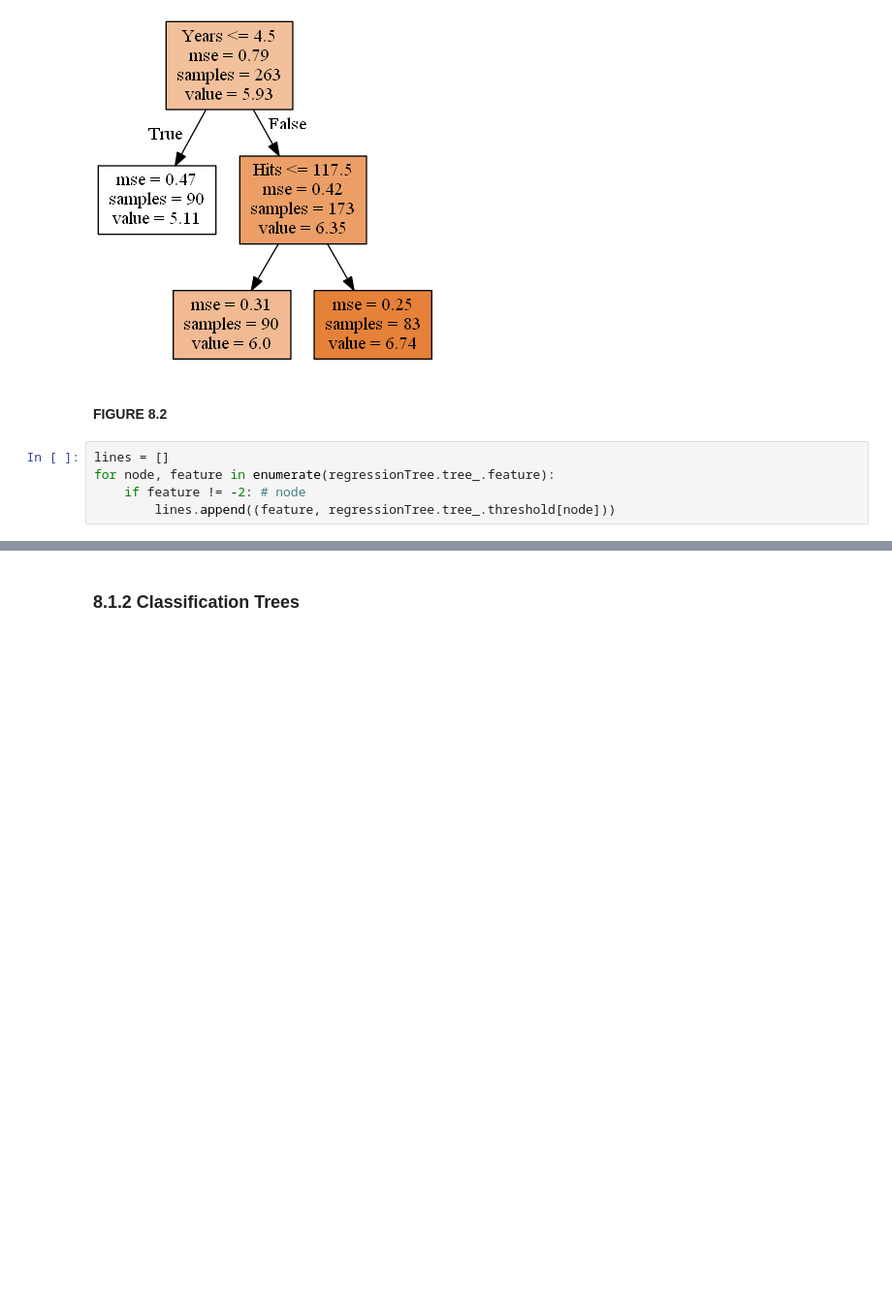
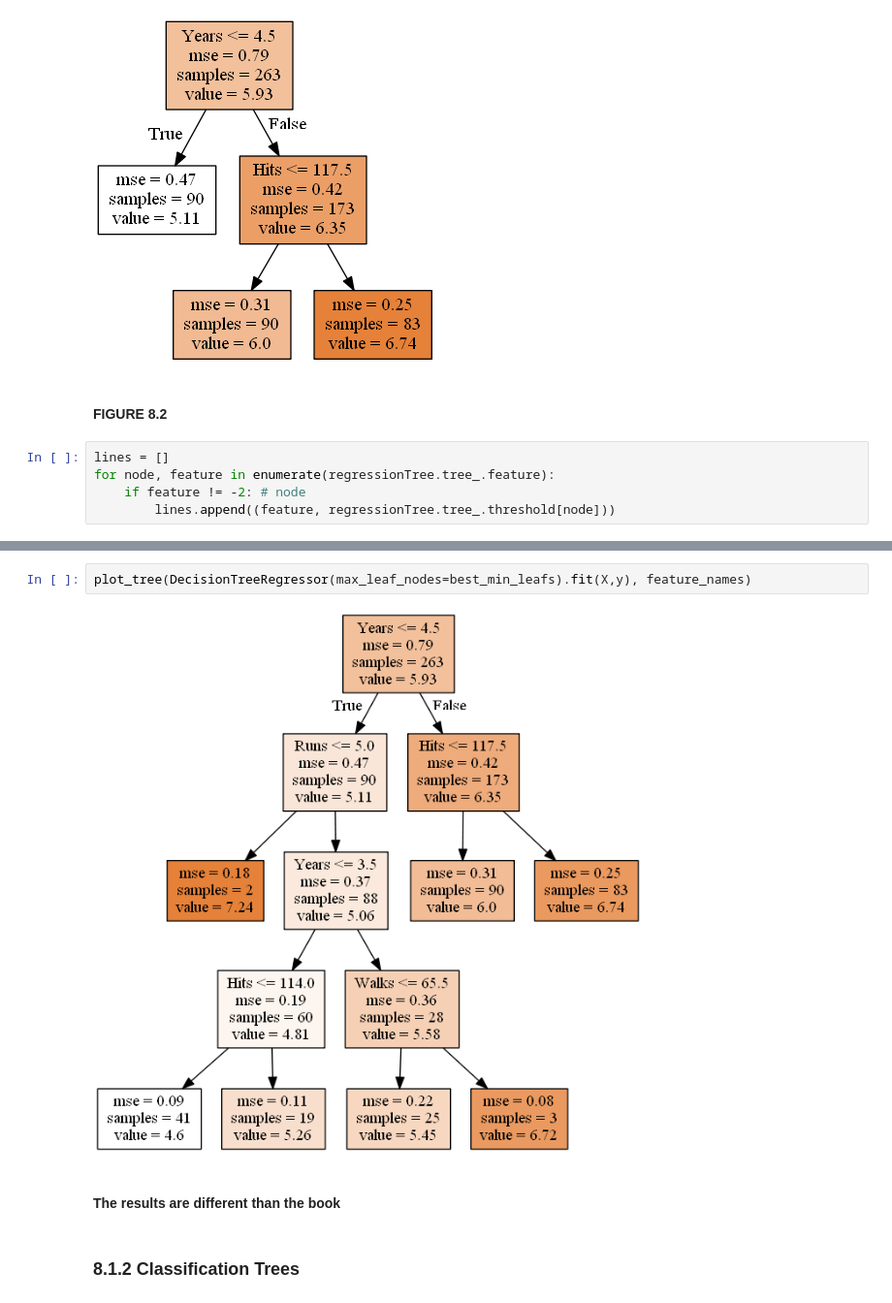
Before and after one commit to pedvide/ISLR_Python, a Jupyter notebook: Chapter8_Tree_Based_Methods.ipynb, the cells around one changed output, grey strips where cells are left out. Shown at 97% size. Drawn from its saved outputs; the diff is of its cells as text; blank space fills up the shorter version.

```diff
--- a/Chapter8_Tree_Based_Methods.ipynb
+++ b/Chapter8_Tree_Based_Methods.ipynb
@@ -98,2 +127,8 @@ for feature, threshold in lines:
+# %%
+plot_tree(DecisionTreeRegressor(max_leaf_nodes=best_min_leafs).fit(X,y), feature_names)
+# %% [output]
+[figure, added]
+# %% [markdown]
+#### The results are different than the book
 # %% [markdown]
 ### 8.1.2 Classification Trees
```
Also changed, not shown: parts of 5 cells of this notebook.
